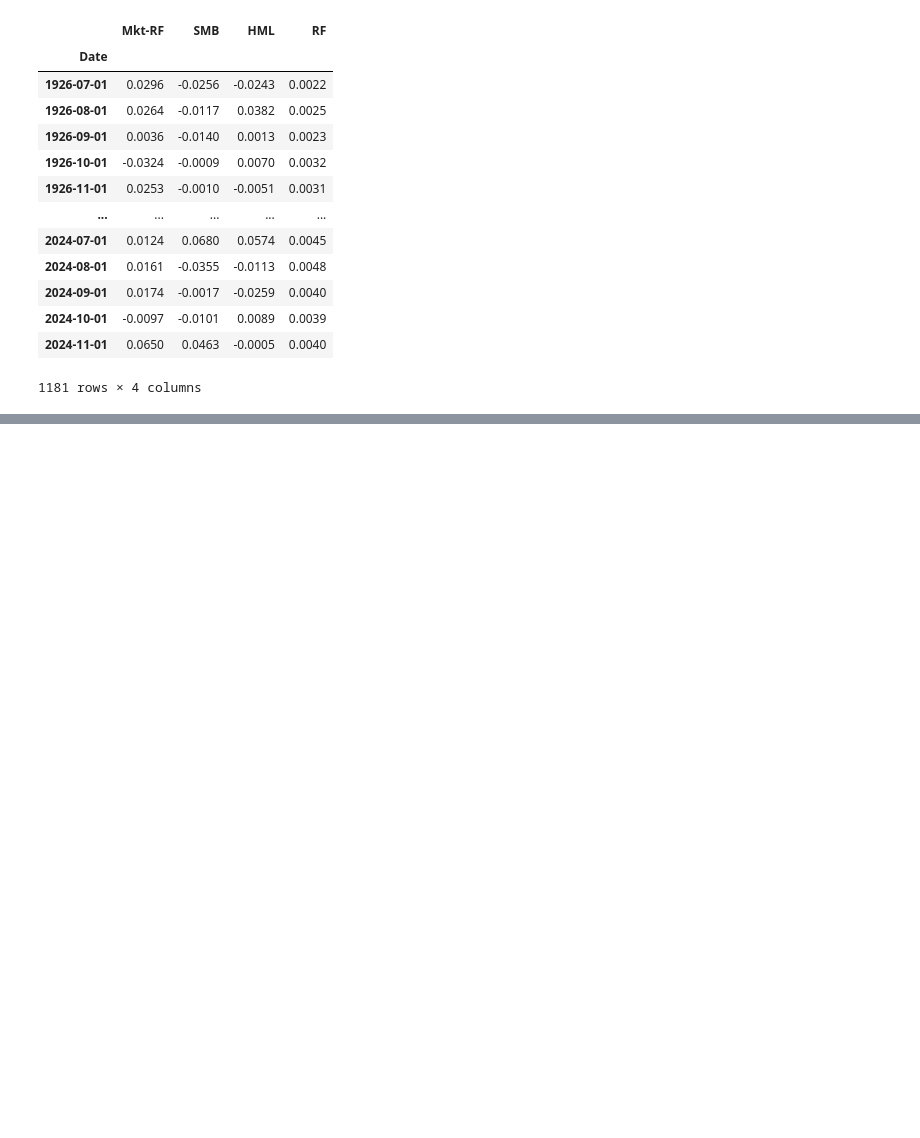
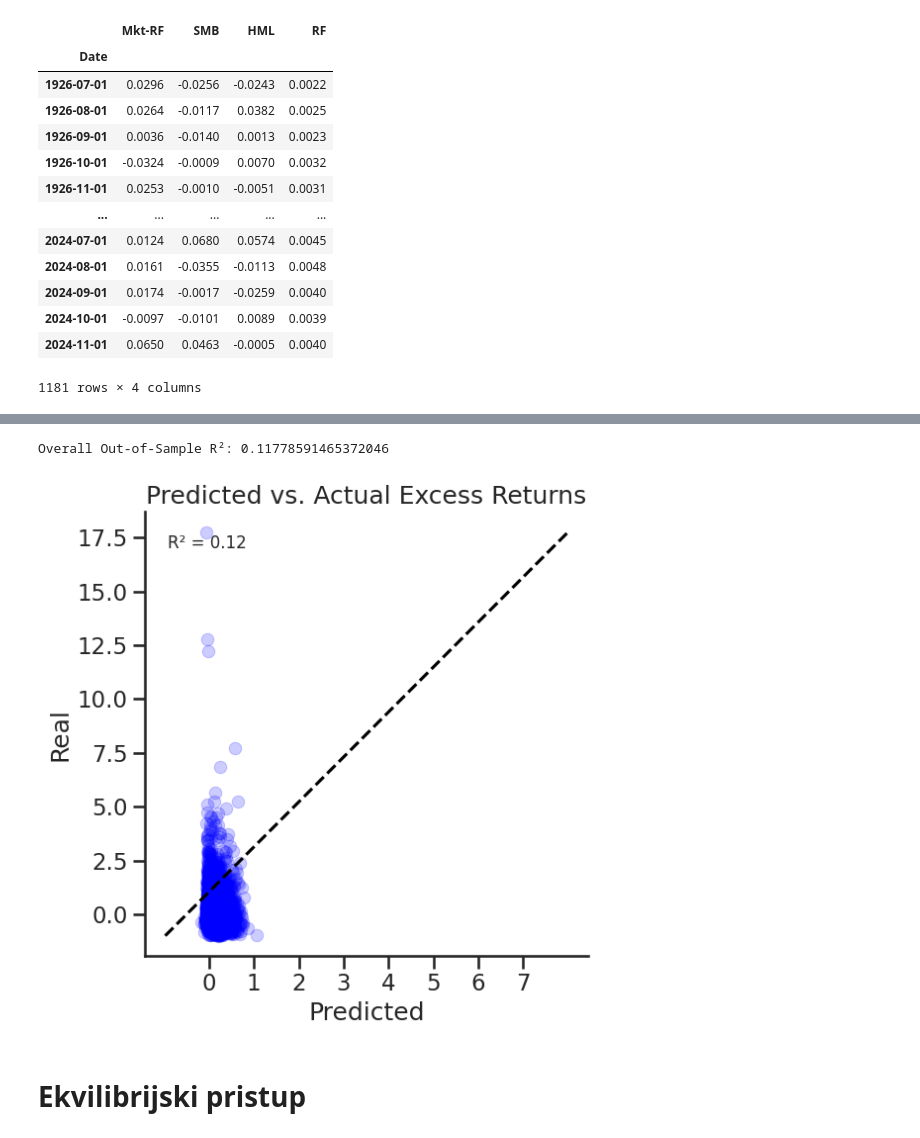
Before and after one commit to evucelic/EQ-Performance-Backtesting, a Jupyter notebook: US_stock_backtest/backtest.ipynb, the cells around one changed output, grey strips where cells are left out. Drawn from its saved outputs; the diff is of its cells as text; code cells hidden in the pictures; blank space fills up the shorter version.

Commit message:
CAPM model done, revisit r2 oos

```diff
--- a/US_stock_backtest/backtest.ipynb
+++ b/US_stock_backtest/backtest.ipynb
@@ -65,7 +69,7 @@ data.head()
 | 286045 | 286046 | 1962 | 8 | 1962-08-31 | 25160 | 0.027211 | 38220.000 | 0.794090 |
 # %%
 def valid_entries(period, data):
-    """Return ids of entries that exist throughout test and validation period"""
+    """Vraća id dionica koje postoje kroz cijeli testni i validacijski period"""
 
     if max(period) > data["date"].max():
         raise Exception(f"No data beyond 2014-05-31 available")
@@ -88,7 +92,7 @@ def valid_entries(period, data):
     return valid_ids
 # %%
 def get_top_N_stocks(start_year, end_year, data=data, N=500):
-    """Get top N stocks by market cap in a given time period, only for stocks that have existed in the entire period (test data) and the year after given period (validation)"""
+    """Vraća top N dionica po market capu u danom vremenskom periodu, samo za valid dionice koje postoje kroz cijeli period"""
 
     period = pd.date_range(
         start=f"{start_year}-01-01", end=f"{end_year}-12-31", freq="M"
@@ -175,0 +169,15 @@ N = 500
+# %%
+'''
+Parametri:
+    data: DataFrame s povratima dionica
+    kenneth_french_df: DataFrame s bezrizičnim mjesečnim stopama
+    start_year: Prva godina analize
+    end_year: Validacijska godina analize
+    window_t: Veličina prozora
+    N: Broj dionica za razmatranje po market capu
+'''
+start_year = 1978
+end_year = 2014
+window_t = 5
+N = 10
+model = LinearRegression()
@@ -222,0 +252,49 @@ comparison.head()
+# %%
+y_true = comparison["real"].values
+y_pred = comparison["predicted"].values
+y_baseline = comparison["baseline"].values
+
+r2 = 1 - np.mean((y_pred - y_true) ** 2) / np.mean((y_baseline - y_true) ** 2)
+
+print("Overall Out-of-Sample R²:", r2)
+# %% [output]
+Overall Out-of-Sample R²: 0.11778591465372046
+# %%
+plt.figure(figsize=(6, 6))
+
+sns.scatterplot(
+    data=comparison,
+    x="predicted",
+    y="real",
+    color="blue",
+    alpha=0.2,
+    edgecolor=None
+)
+
+min_val = min(comparison["predicted"].min(), comparison["real"].min())
+max_val = max(comparison["predicted"].max(), comparison["real"].max())
+plt.plot([min_val, max_val//2], [min_val, max_val], ls="--", color="black")
+plt.xticks(range(int(min_val), int(max_val)//2, 1))
+
+
+
+plt.text(
+    0.05, 0.95, f"R² = {r2:.2f}",
+    transform=plt.gca().transAxes,
+    ha="left",
+    va="top",
+    fontsize=12
+)
+
+plt.xlabel("Predicted")
+plt.ylabel("Real")
+plt.title("Predicted vs. Actual Excess Returns")
+
+sns.despine()
+
+plt.tight_layout()
+plt.show()
+# %% [output]
+[figure, added]
+# %% [markdown]
+# Ekvilibrijski pristup
```
Also changed, not shown: parts of 5 cells of this notebook.
